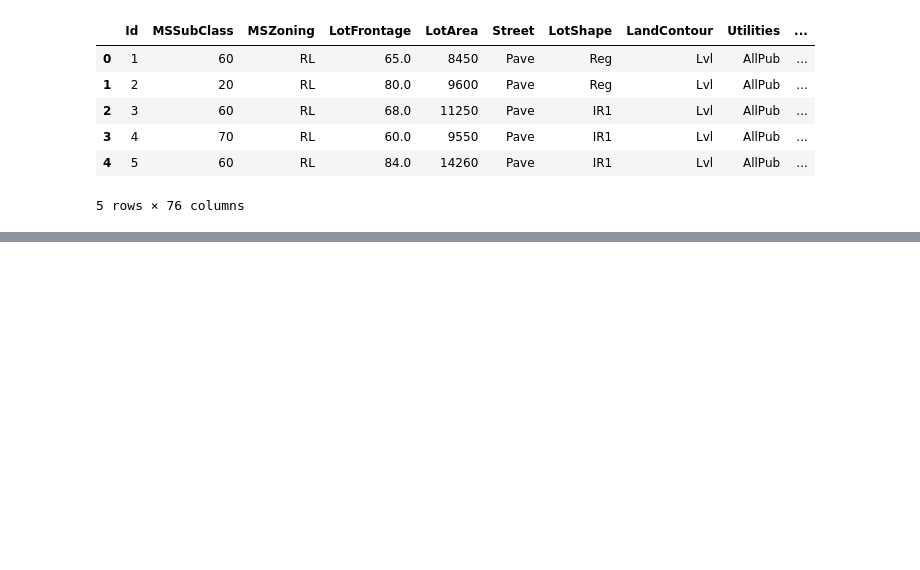
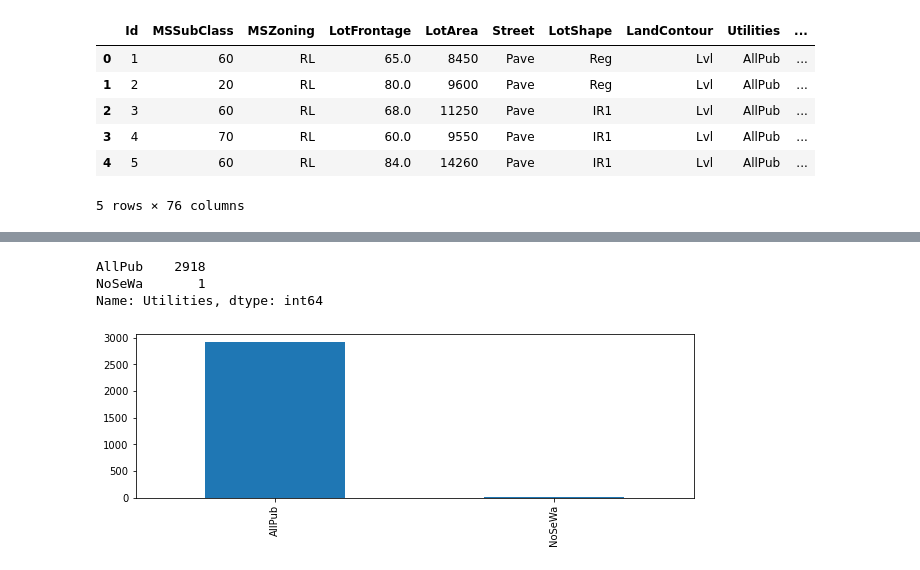
Before and after one commit to pratyush773/My_Machine_learning_Projects, a Jupyter notebook: House_price_prediction/House_price_prediction.ipynb, the cells around one changed output, grey strips where cells are left out. Saved outputs shown, nothing was run; the diff lists cells and outputs as text; code cells hidden in the pictures; blank space fills up the shorter version.

```diff
--- a/House_price_prediction/House_price_prediction.ipynb
+++ b/House_price_prediction/House_price_prediction.ipynb
@@ -203,0 +269,8 @@ dtype: int64
+# %%
+df_combined['Utilities'].value_counts().plot(kind='bar',figsize=[10,3])
+df_combined['Utilities'].value_counts()
+# %% [output]
+AllPub    2918
+NoSeWa       1
+Name: Utilities, dtype: int64
+[figure, added]
```
Also changed, not shown: parts of 76 cells of this notebook, 2 other files.
